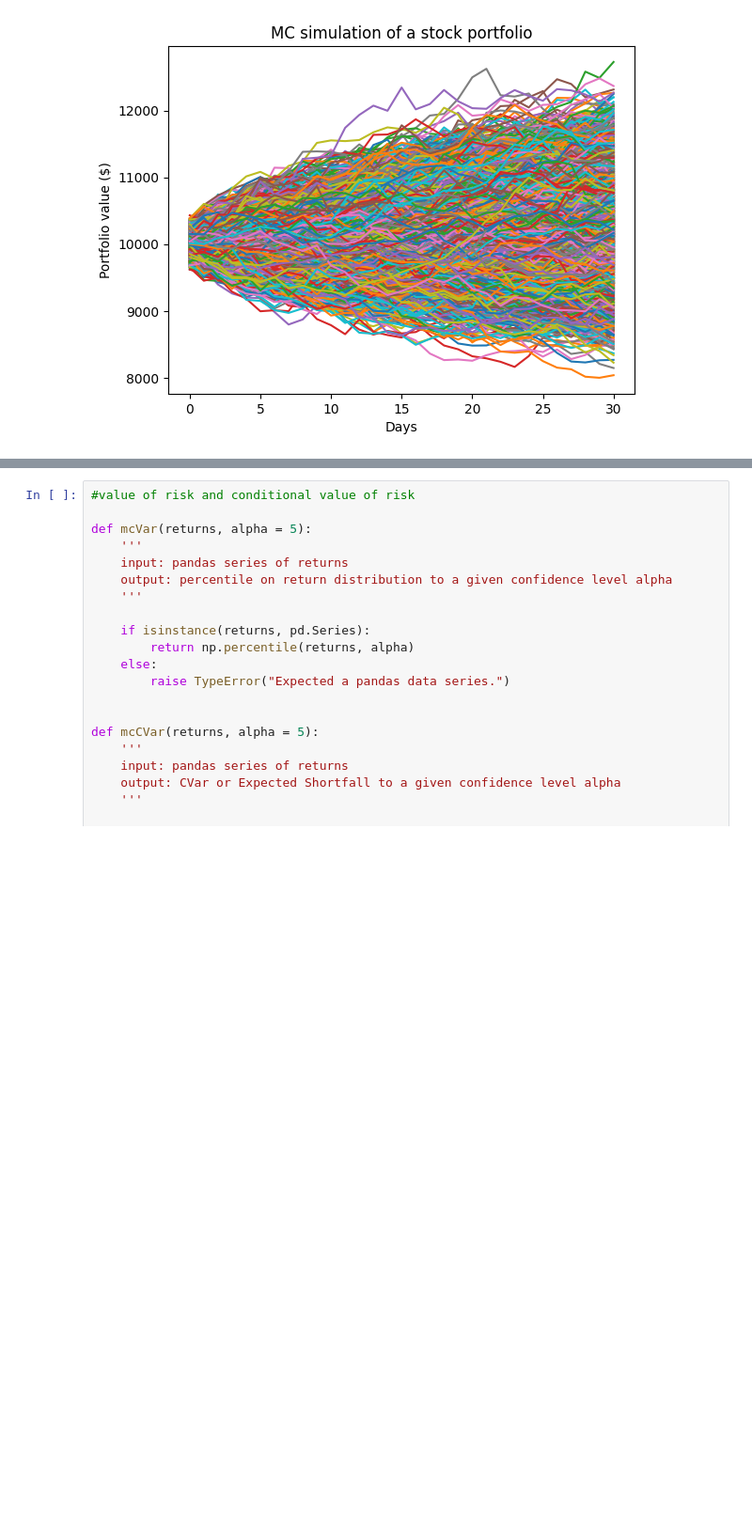
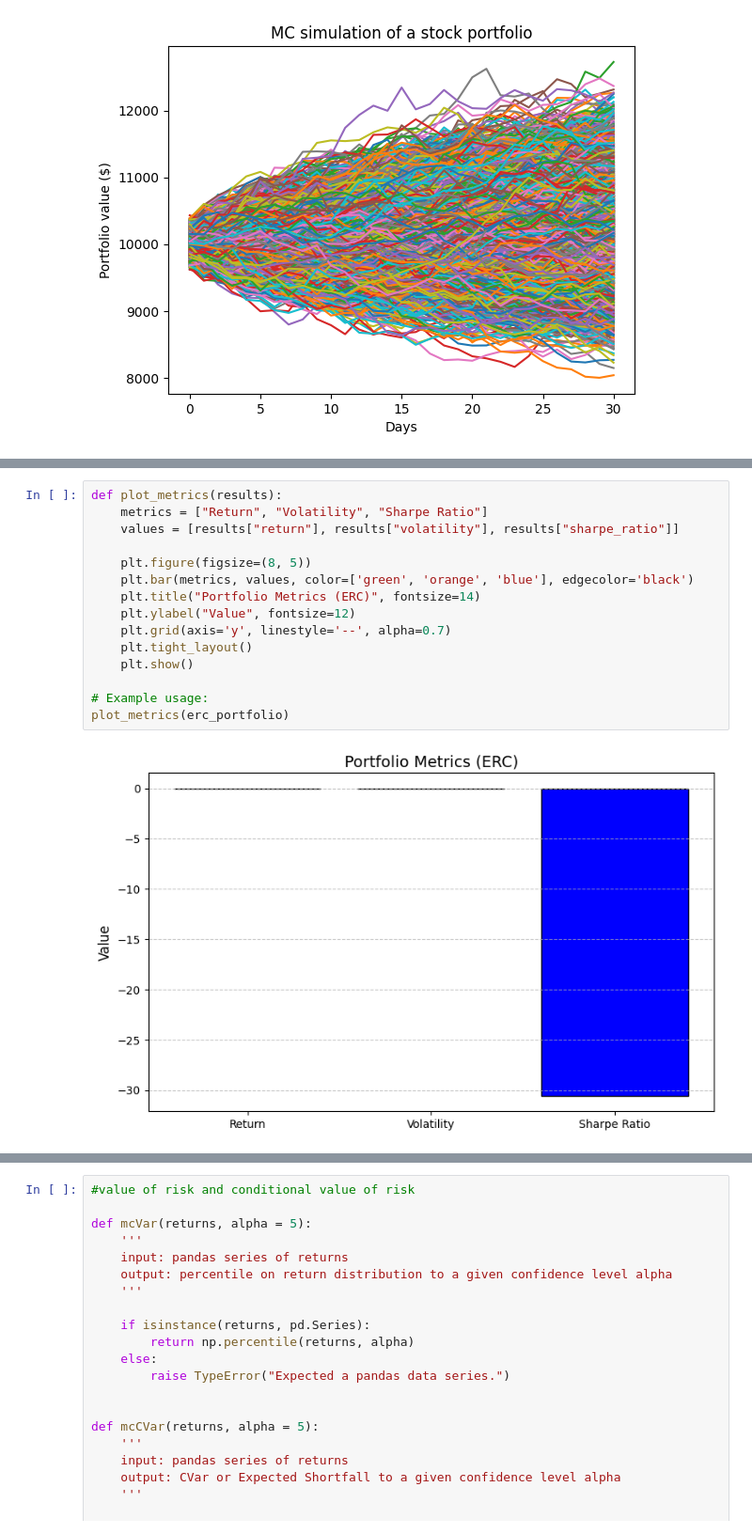
Before and after one commit to PsuperX/stocks-prediction-labia, a Jupyter notebook: notebooks/MC.ipynb, the cells around one changed output, grey strips where cells are left out. Shown: that part at 94% size. Saved outputs shown, nothing was run; the diff lists cells and outputs as text; blank space fills up the shorter version.

```diff
--- a/notebooks/MC.ipynb
+++ b/notebooks/MC.ipynb
@@ -555,0 +762,17 @@ print(f"Expected Return: {optimal_return*100:.2f}%, Volatility: {optimal_volatil
+# %%
+def plot_metrics(results):
+    metrics = ["Return", "Volatility", "Sharpe Ratio"]
+    values = [results["return"], results["volatility"], results["sharpe_ratio"]]
+
+    plt.figure(figsize=(8, 5))
+    plt.bar(metrics, values, color=['green', 'orange', 'blue'], edgecolor='black')
+    plt.title("Portfolio Metrics (ERC)", fontsize=14)
+    plt.ylabel("Value", fontsize=12)
+    plt.grid(axis='y', linestyle='--', alpha=0.7)
+    plt.tight_layout()
+    plt.show()
+
+# Example usage:
+plot_metrics(erc_portfolio)
+# %% [output]
+[figure, added]
```
Also changed, not shown: parts of 34 cells of this notebook.
